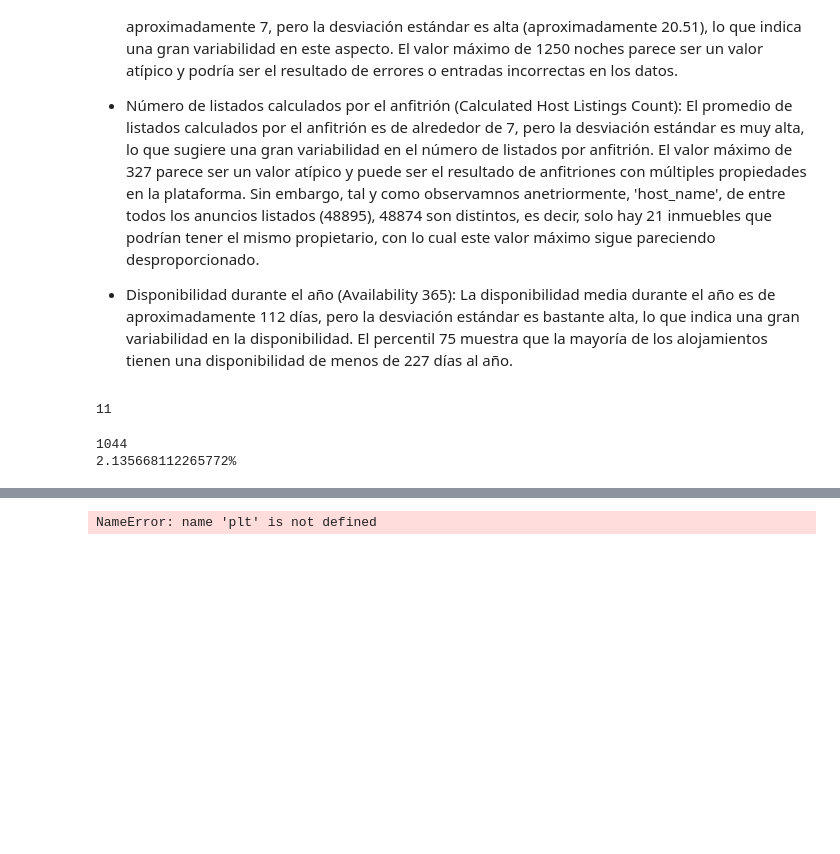
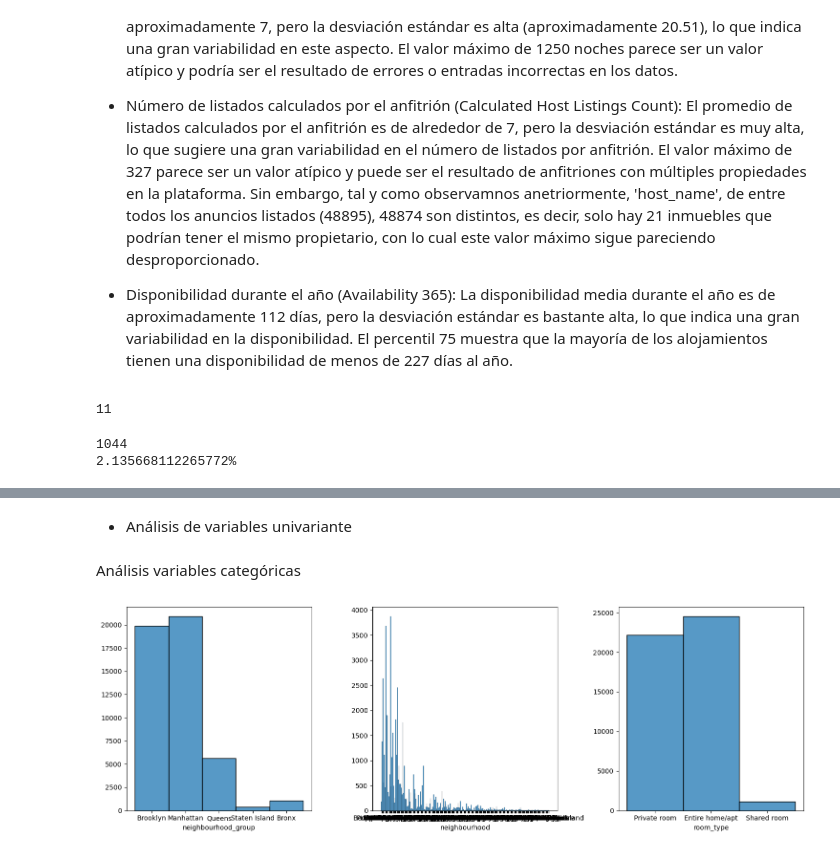
Before and after one commit to patriciamv97/machine-learning-python-template, a Jupyter notebook: src/eda.ipynb, the cells around one changed output, grey strips where cells are left out. Cells and saved outputs as stored; diff of their text form; code cells hidden in the pictures; blank space fills up the shorter version.

```diff
--- a/src/eda.ipynb
+++ b/src/eda.ipynb
@@ -179,19 +196,23 @@ data.reset_index(drop=True, inplace=True)  # Restablece el índice del DataFrame
+# %% [markdown]
+ - Análisis de variables univariante
+# %% [markdown]
+Análisis variables categóricas
 # %%
-fig, axis = plt.subplots(2, 2, figsize = (10, 7))
+fig, axis = plt.subplots(1, 3, figsize = (15, 5))
 
 # histograma múltiple
-sns.histplot(ax = axis[0, 0], data = data, x = "neighbourhood_group").set(ylabel=None)
-sns.histplot(ax = axis[0, 1], data = data, x = "neighbourhood").set(ylabel = None)
-sns.histplot(ax = axis[1, 0], data = data, x = "room_type").set(ylabel = None)
-sns.histplot(ax = axis[1, 1], data = data, x = "price").set(ylabel = None)
+sns.histplot(ax = axis[0], data = data, x = "neighbourhood_group").set(ylabel=None)
+sns.histplot(ax = axis[1], data = data, x = "neighbourhood").set(ylabel = None)
+sns.histplot(ax = axis[2], data = data, x = "room_type").set(ylabel = None)
+
 
 # Rotar nombres del eje x en el subplot neighbourhood
 
 #axis[0, 1].set_xticklabels(axis[0, 1].get_xticklabels(), rotation=45)
 
 # Ajustar el layout
 plt.tight_layout()
 
 plt.show()
 # %% [output]
-NameError: name 'plt' is not defined
+[figure, added]
```
Also changed, not shown: parts of 22 cells of this notebook.
